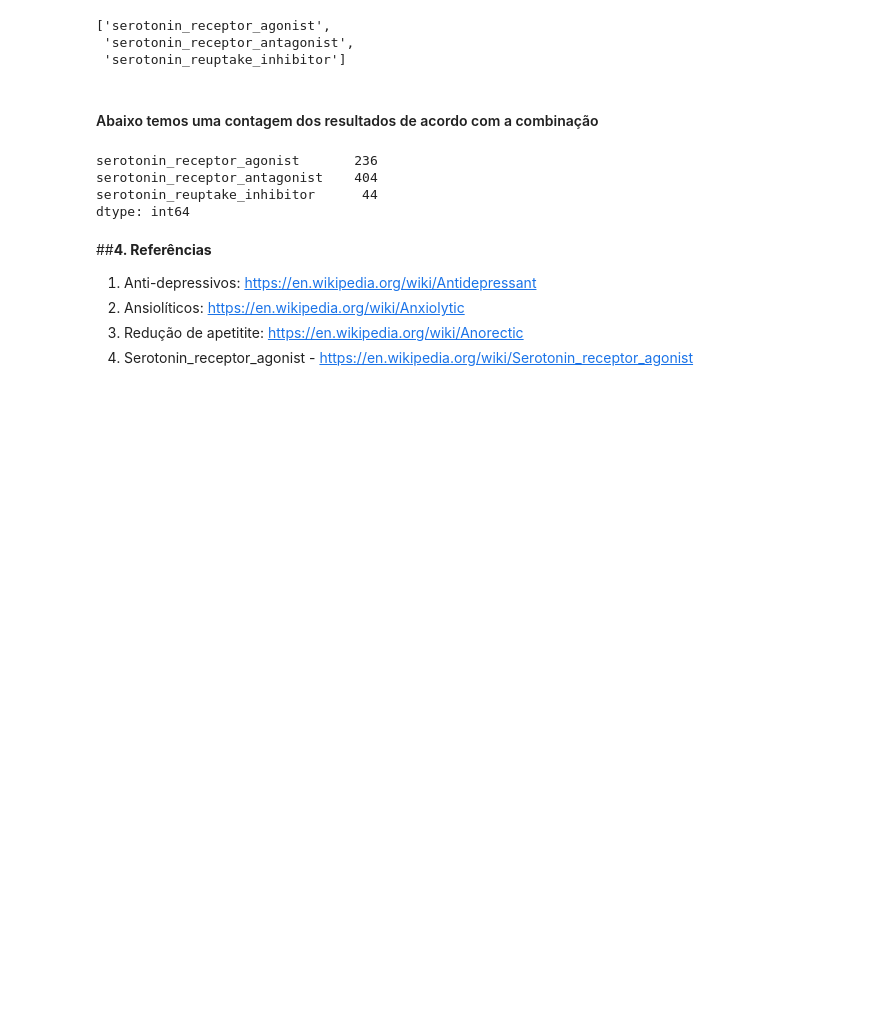
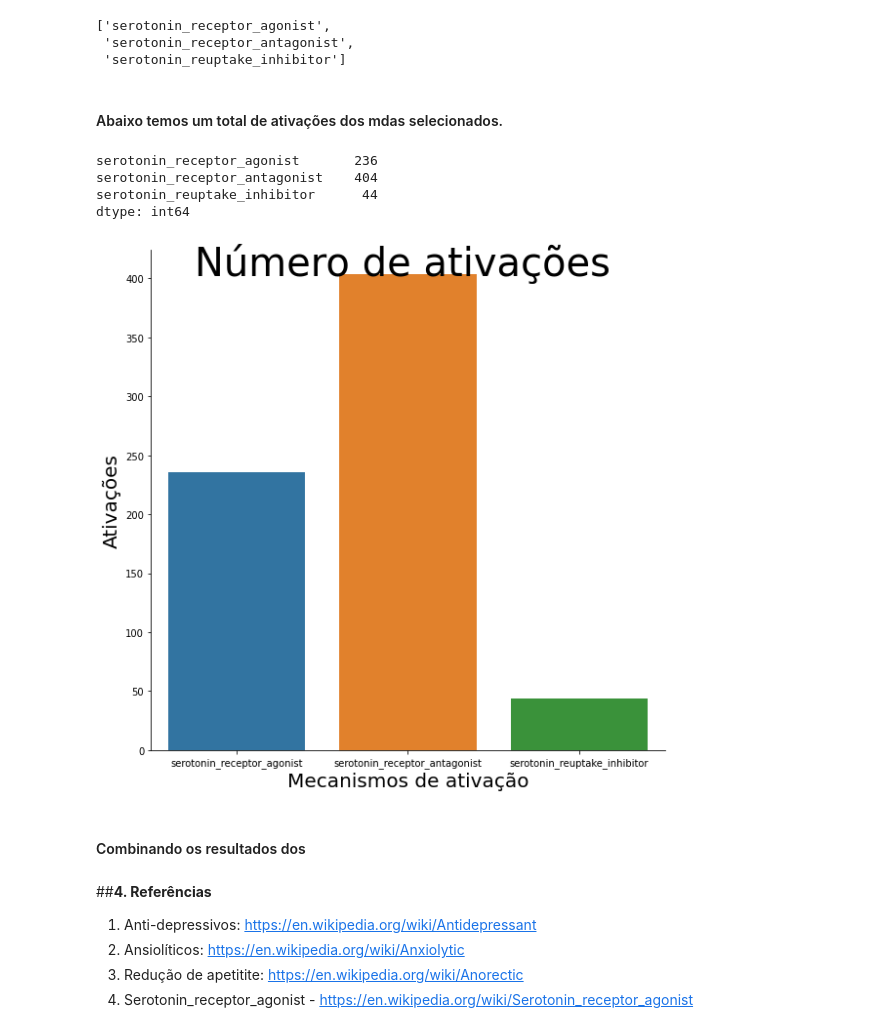
Before and after one commit to guilherme-prado/imersao-dados-desafio-final, a Jupyter notebook: Notebooks/Drug_discovery_Guilherme_Prado.ipynb, the cells around one changed output. Saved outputs shown, nothing was run; the diff lists cells and outputs as text; code cells hidden in the pictures; blank space fills up the shorter version.

Commit message:
Gráfico de ativações

```diff
--- a/Notebooks/Drug_discovery_Guilherme_Prado.ipynb
+++ b/Notebooks/Drug_discovery_Guilherme_Prado.ipynb
@@ -30,6 +34,8 @@ import matplotlib.pyplot as plt
 import seaborn as sns
 import re
 
+sns.set()
+
 url_experimento = 'https://github.com/guilherme-prado/imersao-dados-desafio-final/blob/main/Dados/dados_experimentos.zip?raw=true'
 url_resultados = 'https://github.com/guilherme-prado/imersao-dados-desafio-final/blob/main/Dados/dados_resultados.csv?raw=true'
 
@@ -77,16 +83,29 @@ m_ativ_ser
 ['serotonin_receptor_agonist',
  'serotonin_receptor_antagonist',
  'serotonin_reuptake_inhibitor']
-# %% [markdown]
-#### Abaixo temos uma contagem dos resultados de acordo com a combinação
+# %% [markdown]
+#### Abaixo temos um total de ativações dos mdas selecionados.
 # %%
-
-resultados[m_ativ_ser].sum(axis=0)
+series_total = resultados[m_ativ_ser].sum(axis=0)
+series_total
 # %% [output]
 serotonin_receptor_agonist       236
 serotonin_receptor_antagonist    404
 serotonin_reuptake_inhibitor      44
 dtype: int64
+# %%
+serot_total = pd.DataFrame({'mdas':series_total.index, 'total':series_total.values})
+# %%
+plot = sns.catplot(x='mdas', y='total', kind = 'bar', data=serot_total)
+plot.set_xlabels('Mecanismos de ativação',fontsize=20)
+plot.set_ylabels('Ativações',fontsize=20)
+plot.fig.suptitle('Número de ativações',fontsize=40)
+plot.fig.set_figheight(8)
+plot.fig.set_figwidth(9)
+# %% [output]
+[figure, added]
+# %% [markdown]
+#### Combinando os resultados dos
 # %% [markdown]
 ##**4. Referências**
 1. Anti-depressivos: https://en.wikipedia.org/wiki/Antidepressant
```
Also changed, not shown: parts of 4 cells of this notebook.
